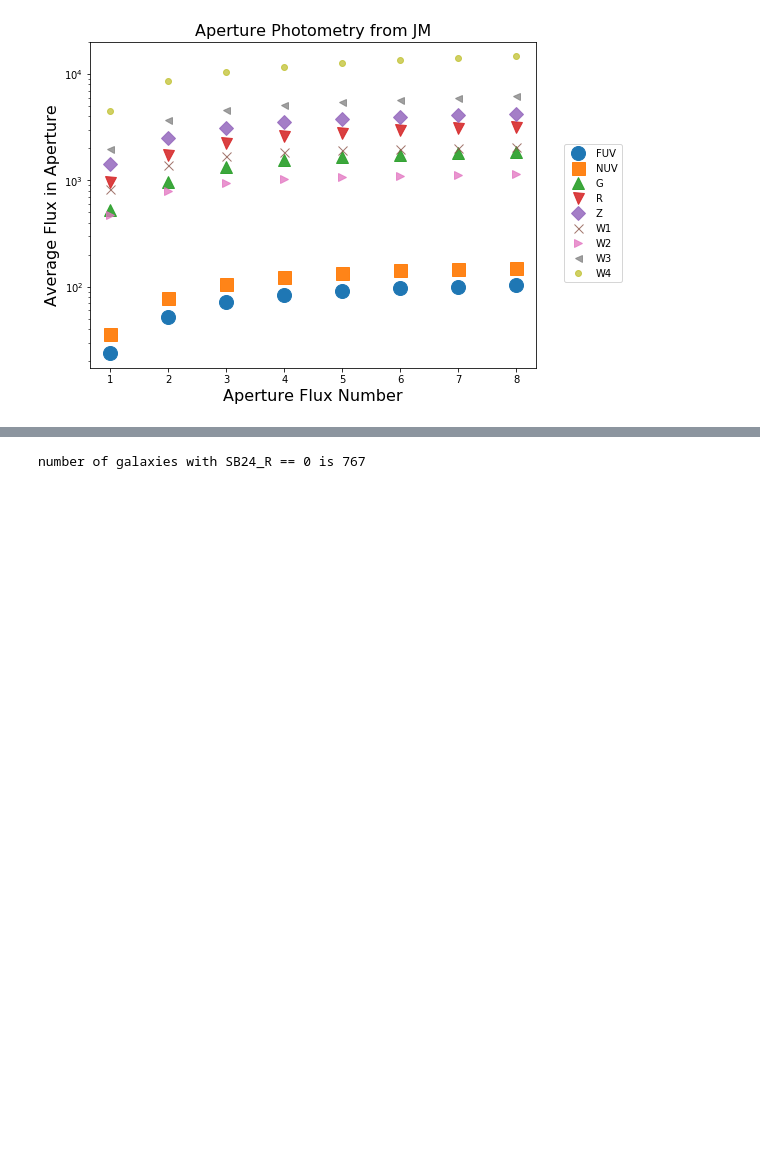
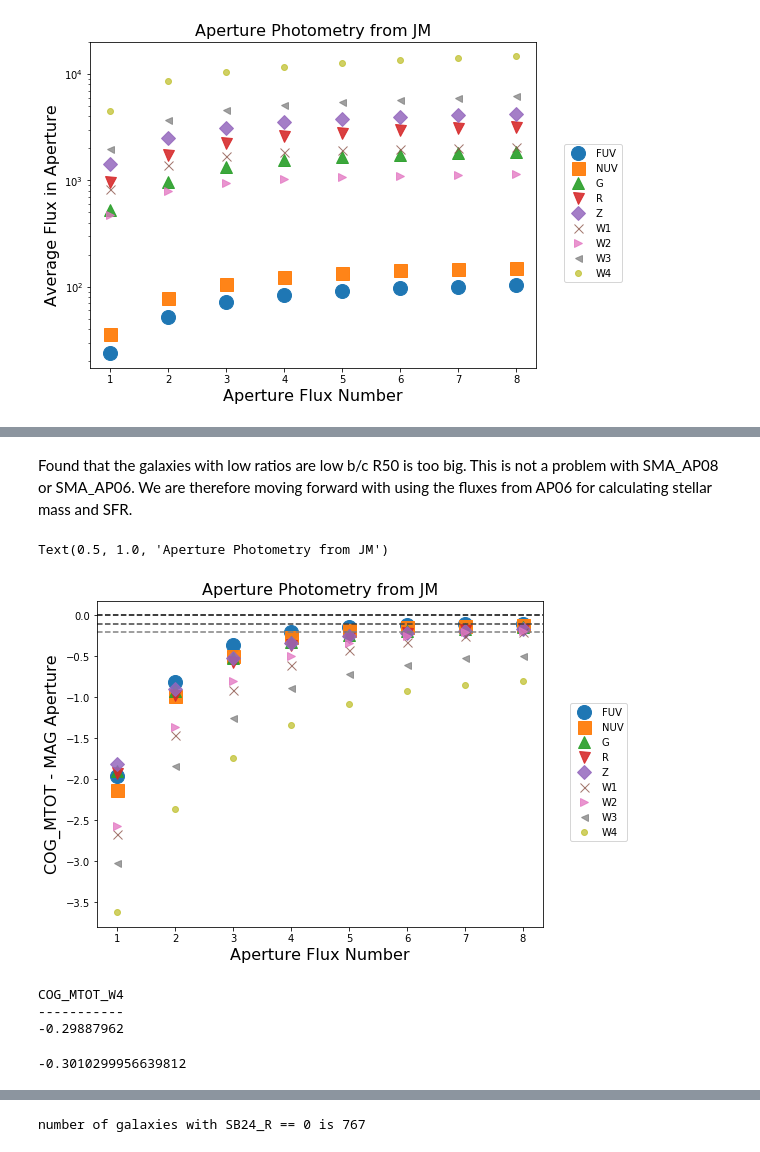
Before and after one commit to rfinn/virgoseds, a Jupyter notebook: notebooks/creating-magphys-input-files.ipynb, the cells around one changed output, grey strips where cells are left out. Drawn from its saved outputs; the diff is of its cells as text; code cells hidden in the pictures; blank space fills up the shorter version.

```diff
--- a/notebooks/creating-magphys-input-files.ipynb
+++ b/notebooks/creating-magphys-input-files.ipynb
@@ -514,0 +654,48 @@ for i in np.arange(26,23,-.5): print(i)
+# %% [markdown]
+Found that the galaxies with low ratios are low b/c R50 is too big.  This is not a problem with SMA_AP08 or SMA_AP06.  We are therefore moving forward with using the fluxes from AP06 for calculating stellar mass and SFR.
+# %%
+# calculate the average correction to COG mag
+ntot = len(ephot)
+plt.figure(figsize=(8,6))
+markers = ['o','s','^', 'v','D','x','>','<','o']
+sizes = np.arange(14,4,-1)
+alphas = np.linspace(1,.7,9)
+for i,filt in enumerate(filters):
+    ave_flux = []
+    #plt.subplot(3,3,i+1)
+    for a in apflux:
+        s = 'FLUX_AP{:02d}_{}'.format(int(a),filt)
+        n = 'COG_MTOT_{}'.format(filt)
+        #print(y)
+        zero_flag = ephot[s] <= 0
+        dmag = ephot[n][~zero_flag] - (22.5 - 2.5*np.log10(ephot[s][~zero_flag]))
+
+        ave_flux.append(np.median(dmag))
+    #if i%3 != 0:
+    #    plt.yticks([],[])
+    #if i < 6:
+    #    plt.xticks([],[])
+    if i ==5:
+        plt.axhline(0,ls='--',c='0')
+        plt.axhline(-.1,ls='--',c='0.25')
+        plt.axhline(-.2,ls='--',c='0.5')
+
+
+    plt.plot(apflux,ave_flux,'bo',label=filt,c=mycolors[i],marker=markers[i],markersize=sizes[i],alpha=alphas[i])
+#plt.ylim(0,.32)
+
+plt.legend(bbox_to_anchor = (1.2, 0.7))
+plt.xlabel('Aperture Flux Number',fontsize=16)
+plt.ylabel('COG_MTOT - MAG Aperture',fontsize=16)
+plt.title('Aperture Photometry from JM',fontsize=16)
+#plt.gca().set_yscale('log')
+# %% [output]
+Text(0.5, 1.0, 'Aperture Photometry from JM')
+[figure, added]
+# %%
+source_flag = ephot['GALAXY'] =='UGC09151'
+print( ephot[n][source_flag] - (22.5 - 2.5*np.log10(ephot[s][source_flag])) )
+# %% [output]
+COG_MTOT_W4
+-----------
+-0.29887962
@@ -514,0 +704,4 @@ for i in np.arange(26,23,-.5): print(i)
+# %%
+np.log10(.5)
+# %% [output]
+-0.3010299956639812
```
Also changed, not shown: parts of 17 cells of this notebook, 3 other files.
